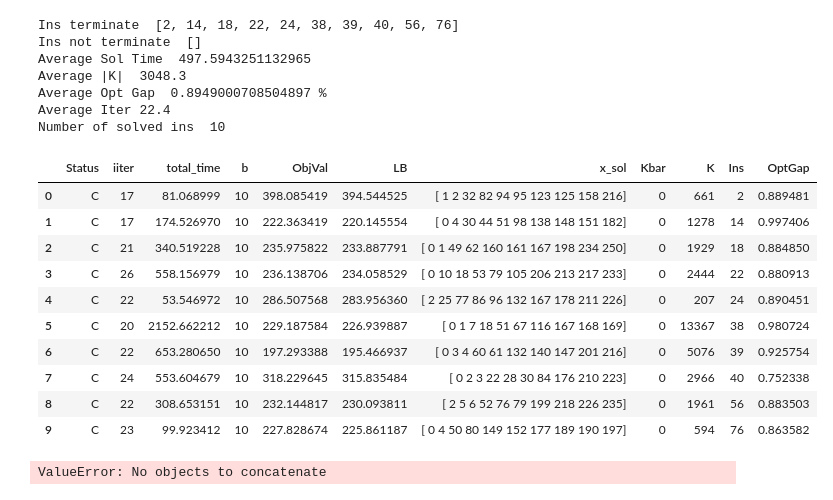
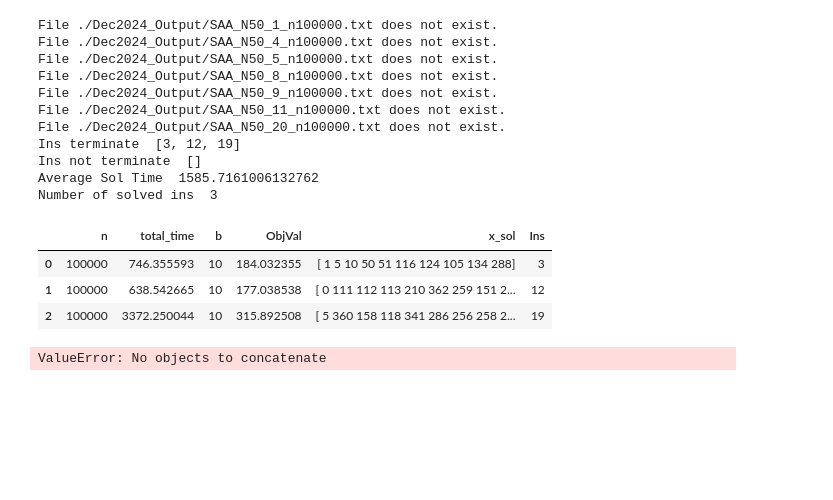
Before and after one commit to diHnguyen/SSPI, a Jupyter notebook: PythonConversion/Dec2024_Output/ProcessOutput.ipynb, the cells around one changed output. Drawn from its saved outputs; the diff is of its cells as text; code cells hidden in the pictures; blank space fills up the shorter version.

```diff
--- a/PythonConversion/Dec2024_Output/ProcessOutput.ipynb
+++ b/PythonConversion/Dec2024_Output/ProcessOutput.ipynb
@@ -5,8 +5,8 @@ import os
 import numpy as np
 
 os.chdir("/Users/dinguyen/Desktop/Local Documents/GitHub/Paper5/PythonConversion/")
-N = 40
-
+N = 50
+numScene=100000
 # N30
 # ins = [1,2,5,6,7,8,9,10,11,12]
 # ins = [4,20,83,99,107,166,172,174,200,241]
@@ -15,18 +15,20 @@ N = 40
 # N40
 # ins = [1, 3, 5, 6, 7, 9, 10, 11, 12, 13]
 # ins =  [4, 8, 16, 27, 33, 36, 37, 48, 64, 68]
-ins =  [2, 14, 18, 22, 24, 38, 39, 40, 56, 76]
+# ins =  [2, 14, 18, 22, 24, 38, 39, 40, 56, 76]
 
 # N50
 # ins =  [2, 6, 7, 10, 13, 14, 15, 16, 17, 21]
 # ins =  [18, 26, 46, 73, 93, 98, 110, 113, 122, 124]
-# ins =  [1, 3, 4, 5, 8, 9, 11, 12, 19, 20]
+ins =  [1, 3, 4, 5, 8, 9, 11, 12, 19, 20]
 
+# ins=[1]
 
-def processMain(N, ins):
+def processMain(N, ins,numScene):
+
     fileNames = []
     for i in ins:
-        fileNames.append("./Dec2024_Output/Iter/main_15_N"+str(N)+"_"+str(i)+".txt")
+        fileNames.append("./Dec2024_Output/SAA_N"+str(N)+"_"+str(i)+"_n"+str(numScene)+".txt")
         # fileNames.append("./Iter/main_A3_0_15_N"+str(N)+"_"+str(i)+".txt")
     # print(fileNames)
     # Use the next line for finished ins
@@ -40,72 +42,72 @@ def processMain(N, ins):
     dfs_list = []
     for filename in fileNames:
         # print(filename)
-        split = filename.split("_")[-1].split(".")[0]
+        split = filename.split("_")[-2].split(".")[0]
         # print(split)
         # Use the next line for finished ins
         try:
-            num_rows = sum(1 for line in open(filename))
+            # num_rows = sum(1 for line in open(filename))
 
-            df = pd.read_csv(''+filename, sep=';', names=['Status','iiter','total_time','b','ObjVal','LB','x_sol', 'Kbar', 'K'], header=None, skiprows=num_rows-1, nrows=1)
+            df = pd.read_csv(''+filename, sep=';', names=['n','total_time','b','ObjVal','x_sol'], header=None)#, skiprows=num_rows-1, nrows=1)
             # Use the one below for Iter collection
             # df = pd.read_csv('./Iter/'+filename, sep=';', names=['iiter','total_time','b','ObjVal','x_sol'], header=None)
+
+            # print(df)
             df['Ins'] = split
             df['Ins'] = df['Ins'].astype(int)
+            # print(df['Ins'])
             dfs_list.append(df)
         except:
             print("File "+filename+" does not exist.")
-        # print(df)
+
     df_filtered = pd.concat(dfs_list, axis=0, ignore_index=True)
 
-    ins_terminate = list(df_filtered[df_filtered.Status == "C"]['Ins'])
+    ins_terminate = list(df_filtered.Ins)
     # df_filtered['max'] = df_filtered.groupby('Ins')['iiter'].transform('max')
     print("Ins terminate ", ins_terminate)
     ins_not_terminate = list(df_filtered[~df_filtered['Ins'].isin(ins_terminate)]['Ins'])#np.array(df_filtered[(df_filtered['iiter']<df_filtered['max'])&(df_filtered['iiter']!=-1)]['Ins'])
     print("Ins not terminate ", ins_not_terminate)
-    df_filtered = df_filtered[df_filtered.Status == "C"]
+    # df_filtered = df_filtered[df_filtered.Status == "C"]
     # df_filtered = df_filtered[~df_filtered['Ins'].isin(ins_not_terminate)]
     # df_filtered = df_filtered.groupby('Ins').apply(
     #     lambda group: group[group['total_time'] == group['total_time'].max()])
     # df_filtered = df_filtered.reset_index(drop=True)
-    df_filtered["OptGap"] = (df_filtered.ObjVal-df_filtered.LB)/df_filtered.ObjVal*100
+    # df_filtered["OptGap"] = (df_filtered.ObjVal-df_filtered.LB)/df_filtered.ObjVal*100
     print("Average Sol Time ", df_filtered['total_time'].mean())
-    print("Average |K| ", df_filtered['K'].mean())
-    print("Average Opt Gap ", df_filtered["OptGap"].mean(),"%")
-    print("Average Iter", df_filtered["iiter"].mean()+1)
+    # print("Average |K| ", df_filtered['K'].mean())
+    # print("Average Opt Gap ", df_filtered["OptGap"].mean(),"%")
+    # print("Average Iter", df_filtered["iiter"].mean()+1)
     print("Number of solved ins ", len(df_filtered))
 
 
 
     # print(output)
     # for i in range(5):
     #     output = pd.read_csv(EXP+"_N"+str(N)+"_"+str(i+1)+".txt", sep=";", header=None)
 
     return df_filtered
 
-df_default = processMain(N,ins)
+df_default = processMain(N,ins,numScene)
 df_default
 # df_default[(df_default.total_time >= 300) &(df_default.total_time <= 3600)]
 # df_default[(df_default.total_time < 300)]
 # print(list(df_default[(df_default.total_time >= 300) &(df_default.total_time <= 3600)]['Ins']))
 # %% [output]
-Ins terminate  [2, 14, 18, 22, 24, 38, 39, 40, 56, 76]
+File ./Dec2024_Output/SAA_N50_1_n100000.txt does not exist.
+File ./Dec2024_Output/SAA_N50_4_n100000.txt does not exist.
+File ./Dec2024_Output/SAA_N50_5_n100000.txt does not exist.
+File ./Dec2024_Output/SAA_N50_8_n100000.txt does not exist.
+File ./Dec2024_Output/SAA_N50_9_n100000.txt does not exist.
+File ./Dec2024_Output/SAA_N50_11_n100000.txt does not exist.
+File ./Dec2024_Output/SAA_N50_20_n100000.txt does not exist.
+Ins terminate  [3, 12, 19]
 Ins not terminate  []
-Average Sol Time  497.5943251132965
-Average |K|  3048.3
-Average Opt Gap  0.8949000708504897 %
-Average Iter 22.4
-Number of solved ins  10
+Average Sol Time  1585.7161006132762
+Number of solved ins  3
-|  | Status | iiter | total_time | b | ObjVal | LB | x_sol | Kbar | K | Ins | OptGap |
-| 0 | C | 17 | 81.068999 | 10 | 398.085419 | 394.544525 | [ 1 2 32 82 94 95 123 125 158 216] | 0 | 661 | 2 | 0.889481 |
-| 1 | C | 17 | 174.526970 | 10 | 222.363419 | 220.145554 | [ 0 4 30 44 51 98 138 148 151 182] | 0 | 1278 | 14 | 0.997406 |
-| 2 | C | 21 | 340.519228 | 10 | 235.975822 | 233.887791 | [ 0 1 49 62 160 161 167 198 234 250] | 0 | 1929 | 18 | 0.884850 |
-| 3 | C | 26 | 558.156979 | 10 | 236.138706 | 234.058529 | [ 0 10 18 53 79 105 206 213 217 233] | 0 | 2444 | 22 | 0.880913 |
-| 4 | C | 22 | 53.546972 | 10 | 286.507568 | 283.956360 | [ 2 25 77 86 96 132 167 178 211 226] | 0 | 207 | 24 | 0.890451 |
-| 5 | C | 20 | 2152.662212 | 10 | 229.187584 | 226.939887 | [ 0 1 7 18 51 67 116 167 168 169] | 0 | 13367 | 38 | 0.980724 |
-| 6 | C | 22 | 653.280650 | 10 | 197.293388 | 195.466937 | [ 0 3 4 60 61 132 140 147 201 216] | 0 | 5076 | 39 | 0.925754 |
-| 7 | C | 24 | 553.604679 | 10 | 318.229645 | 315.835484 | [ 0 2 3 22 28 30 84 176 210 223] | 0 | 2966 | 40 | 0.752338 |
-| 8 | C | 22 | 308.653151 | 10 | 232.144817 | 230.093811 | [ 2 5 6 52 76 79 199 218 226 235] | 0 | 1961 | 56 | 0.883503 |
-| 9 | C | 23 | 99.923412 | 10 | 227.828674 | 225.861187 | [ 0 4 50 80 149 152 177 189 190 197] | 0 | 594 | 76 | 0.863582 |
+|  | n | total_time | b | ObjVal | x_sol | Ins |
+| 0 | 100000 | 746.355593 | 10 | 184.032355 | [ 1 5 10 50 51 116 124 105 134 288] | 3 |
+| 1 | 100000 | 638.542665 | 10 | 177.038538 | [ 0 111 112 113 210 362 259 151 2... | 12 |
+| 2 | 100000 | 3372.250044 | 10 | 315.892508 | [ 5 360 158 118 341 286 256 258 2... | 19 |
 # %%
 import pandas as pd
 import os
```
